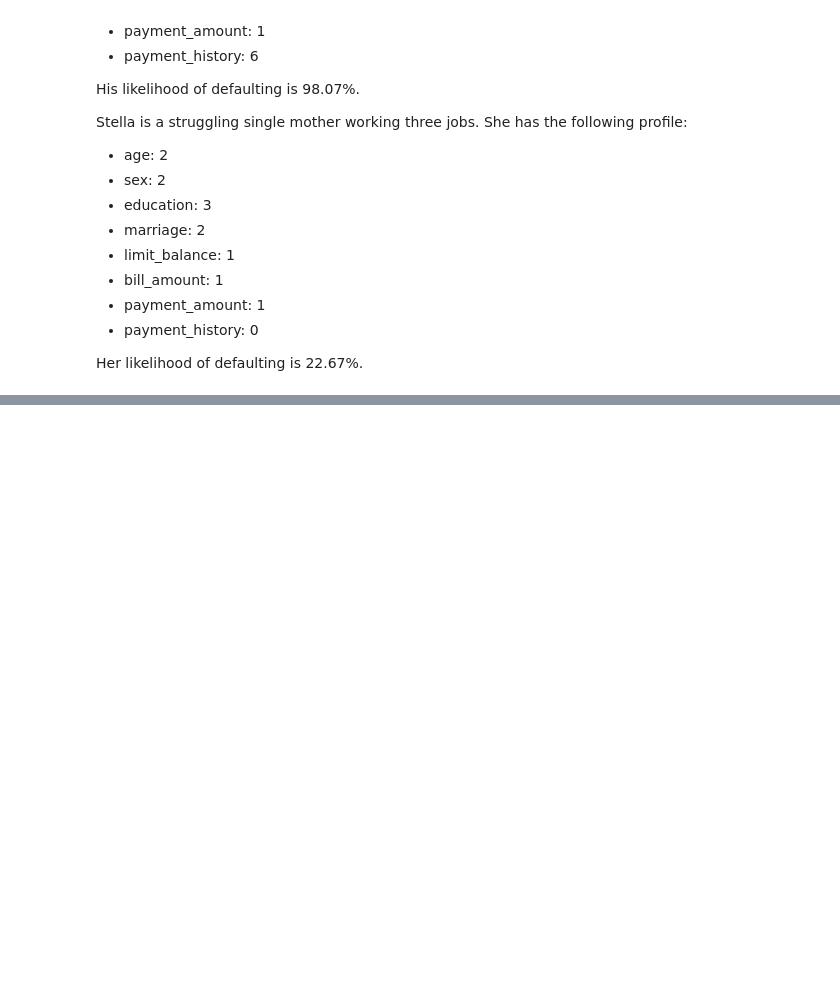
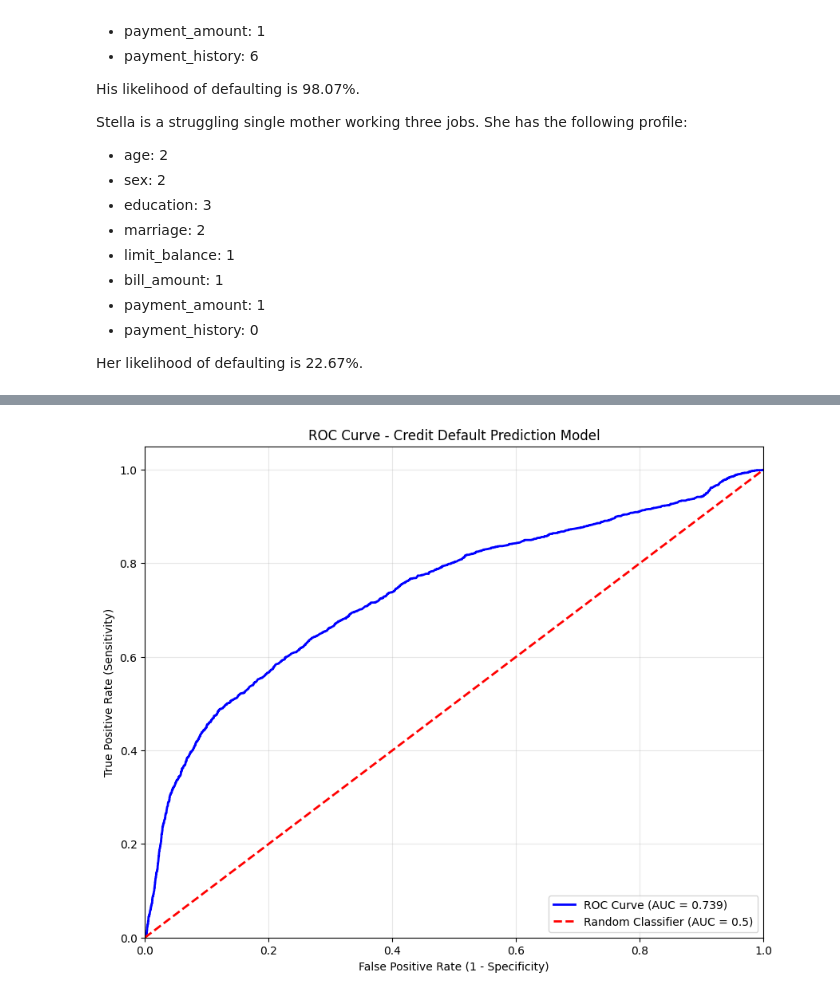
Before and after one commit to MaximeBoulat/AAI500-TeamProject, a Jupyter notebook: MaxNotebook.ipynb, the cells around one changed output, grey strips where cells are left out. Saved outputs shown, nothing was run; the diff lists cells and outputs as text; code cells hidden in the pictures; blank space fills up the shorter version.

Commit message:
Finished rewriting the model evaluation section

```diff
--- a/MaxNotebook.ipynb
+++ b/MaxNotebook.ipynb
@@ -742,12 +755,10 @@ from sklearn.metrics import accuracy_score, precision_score, recall_score, f1_sc
 import matplotlib.pyplot as plt
 import seaborn as sns
 
-# Fit the model to get the fitted object
-fitted_model = model.fit()
 
 # Generate predictions on test set
 # Get predicted probabilities
-test_probabilities = fitted_model.predict(test_df)
+test_probabilities = results.predict(test_df)
 
 # Convert probabilities to binary predictions using 0.5 threshold
 test_predictions = (test_probabilities > 0.5).astype(int)
@@ -758,8 +769,76 @@ test_actual = test_df['default_status'].values
 print(f"Test set size: {len(test_df)}")
 print(f"Number of actual defaults in test set: {sum(test_actual)}")
 print(f"Number of predicted defaults: {sum(test_predictions)}")
-print(f"Sample of predicted probabilities: {test_probabilities[:10].round(3)}")
-print(f"Sample of binary predictions: {test_predictions[:10]}")
-print(f"Sample of actual values: {test_actual[:10]}")
+
+
+# Calculate confusion matrix
+cm = confusion_matrix(test_actual, test_predictions)
+print("Confusion Matrix:")
+print(cm)
+
+# Extract components
+tn, fp, fn, tp = cm.ravel()
+print(f"\nBreakdown:")
+print(f"True Negatives (TN): {tn}")
+print(f"False Positives (FP): {fp}")
+print(f"False Negatives (FN): {fn}")
+print(f"True Positives (TP): {tp}")
+
+# Calculate all performance metrics
+accuracy = accuracy_score(test_actual, test_predictions)
+precision = precision_score(test_actual, test_predictions)
+sensitivity_recall = recall_score(test_actual, test_predictions)  # Same as sensitivity
+f1 = f1_score(test_actual, test_predictions)
+
+# Calculate specificity manually (no direct sklearn function)
+specificity = tn / (tn + fp)
+
+print("=== MODEL PERFORMANCE METRICS ===")
+print(f"Accuracy: {accuracy:.4f} ({accuracy*100:.2f}%)")
+print(f"Precision: {precision:.4f} ({precision*100:.2f}%)")
+print(f"Sensitivity (Recall): {sensitivity_recall:.4f} ({sensitivity_recall*100:.2f}%)")
+print(f"Specificity: {specificity:.4f} ({specificity*100:.2f}%)")
+print(f"F1-Score: {f1:.4f}")
+
+print("\n=== METRIC INTERPRETATIONS ===")
+print(f"• Accuracy: {accuracy*100:.1f}% of all predictions were correct")
+print(f"• Precision: {precision*100:.1f}% of predicted defaults were actually defaults")
+print(f"• Sensitivity: {sensitivity_recall*100:.1f}% of actual defaults were correctly identified")
+print(f"• Specificity: {specificity*100:.1f}% of actual non-defaults were correctly identified")
+print(f"• F1-Score: Harmonic mean of precision and recall = {f1:.3f}")
+
+# Calculate AUC
+auc = roc_auc_score(test_actual, test_probabilities)
+print(f"AUC-ROC Score: {auc:.4f}")
+
+# Generate ROC curve data
+fpr, tpr, thresholds = roc_curve(test_actual, test_probabilities)
+
+# Plot ROC curve
+plt.figure(figsize=(10, 8))
+plt.plot(fpr, tpr, color='blue', lw=2, label=f'ROC Curve (AUC = {auc:.3f})')
+plt.plot([0, 1], [0, 1], color='red', lw=2, linestyle='--', label='Random Classifier (AUC = 0.5)')
+plt.xlim([0.0, 1.0])
+plt.ylim([0.0, 1.05])
+plt.xlabel('False Positive Rate (1 - Specificity)')
+plt.ylabel('True Positive Rate (Sensitivity)')
+plt.title('ROC Curve - Credit Default Prediction Model')
+plt.legend(loc="lower right")
+plt.grid(True, alpha=0.3)
+plt.show()
+
+print(f"\n=== AUC INTERPRETATION ===")
+if auc >= 0.9:
+    interpretation = "Excellent"
+elif auc >= 0.8:
+    interpretation = "Good"
+elif auc >= 0.7:
+    interpretation = "Fair"
+elif auc >= 0.6:
+    interpretation = "Poor"
+else:
+    interpretation = "Very Poor"
+
+print(f"AUC = {auc:.3f} indicates {interpretation} discriminatory ability")
 # %% [output]
 Test set size: 9000
@@ -781,0 +861 @@ Sample of actual values: [1 0 0 1 1 0 0 0 0 0]
+[figure, added]
```
Also changed, not shown: parts of 18 cells of this notebook.
